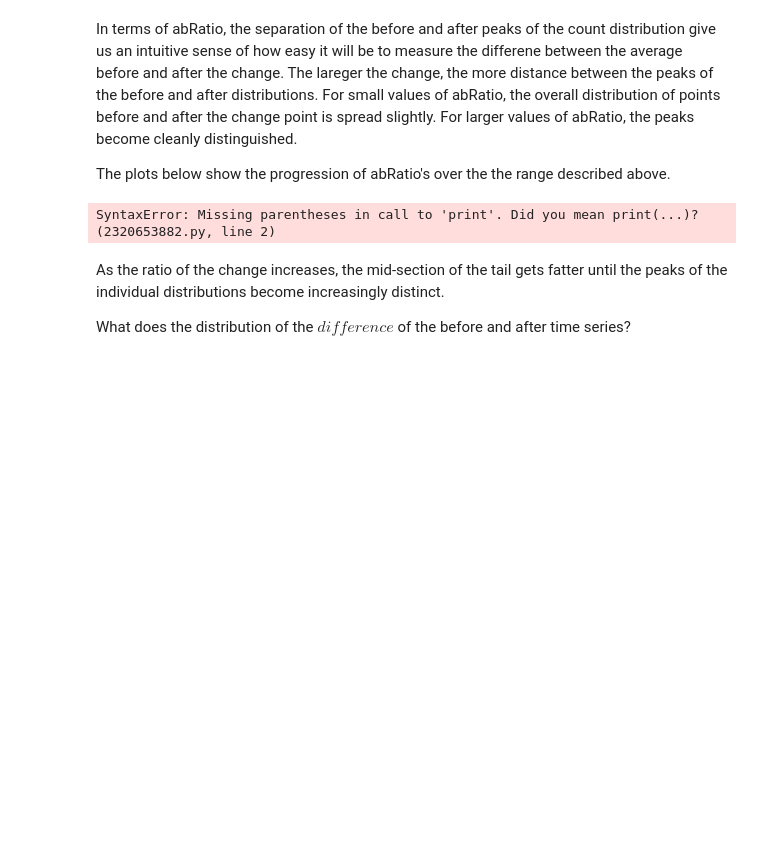
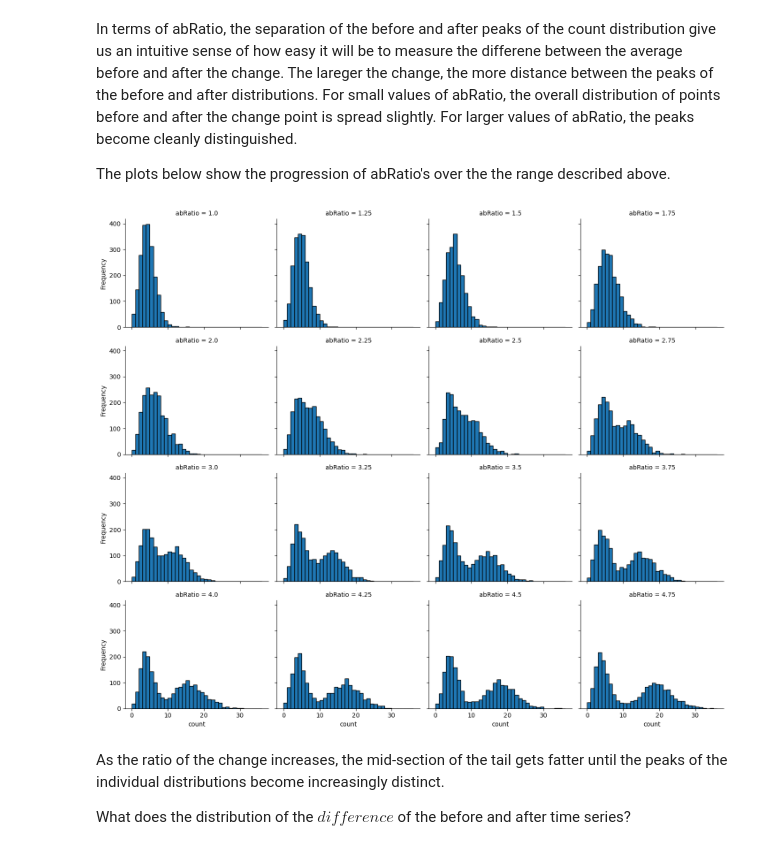
Before and after one commit to DrSkippy/misc-jupyter-notebooks, a Jupyter notebook: poisson-dhange-points-detection.ipynb, the cells around one changed output. Saved outputs shown, nothing was run; the diff lists cells and outputs as text; code cells hidden in the pictures; blank space fills up the shorter version.

Commit message:
Refactor old usages of pandas and ggplot out of notebooks

```diff
--- a/poisson-dhange-points-detection.ipynb
+++ b/poisson-dhange-points-detection.ipynb
@@ -45,10 +45,18 @@ In terms of abRatio, the separation of the before and after peaks of the count d
 
 The plots below show the progression of abRatio's over the the range described above.
 # %%
-from ggplot import *
-print ggplot(df, aes('count')) + geom_histogram(binwidth=1) + facet_wrap('abRatio')
+import seaborn as sns
+import matplotlib.pyplot as plt
+
+# Create faceted histogram using seaborn
+g = sns.FacetGrid(df, col='abRatio', col_wrap=4, height=3, aspect=1.2)
+g.map(plt.hist, 'count', bins=range(int(df['count'].min()), int(df['count'].max()) + 2), edgecolor='black')
+g.set_axis_labels('count', 'Frequency')
+g.set_titles('abRatio = {col_name}')
+plt.tight_layout()
+plt.show()
 # %% [output]
-SyntaxError: Missing parentheses in call to 'print'. Did you mean print(...)? (2320653882.py, line 2)
+[figure, added]
 # %% [markdown]
 As the ratio of the change increases, the mid-section of the tail gets fatter until the peaks of the individual distributions become increasingly distinct.
 
```
Also changed, not shown: parts of 4 cells of this notebook, 5 other files.
